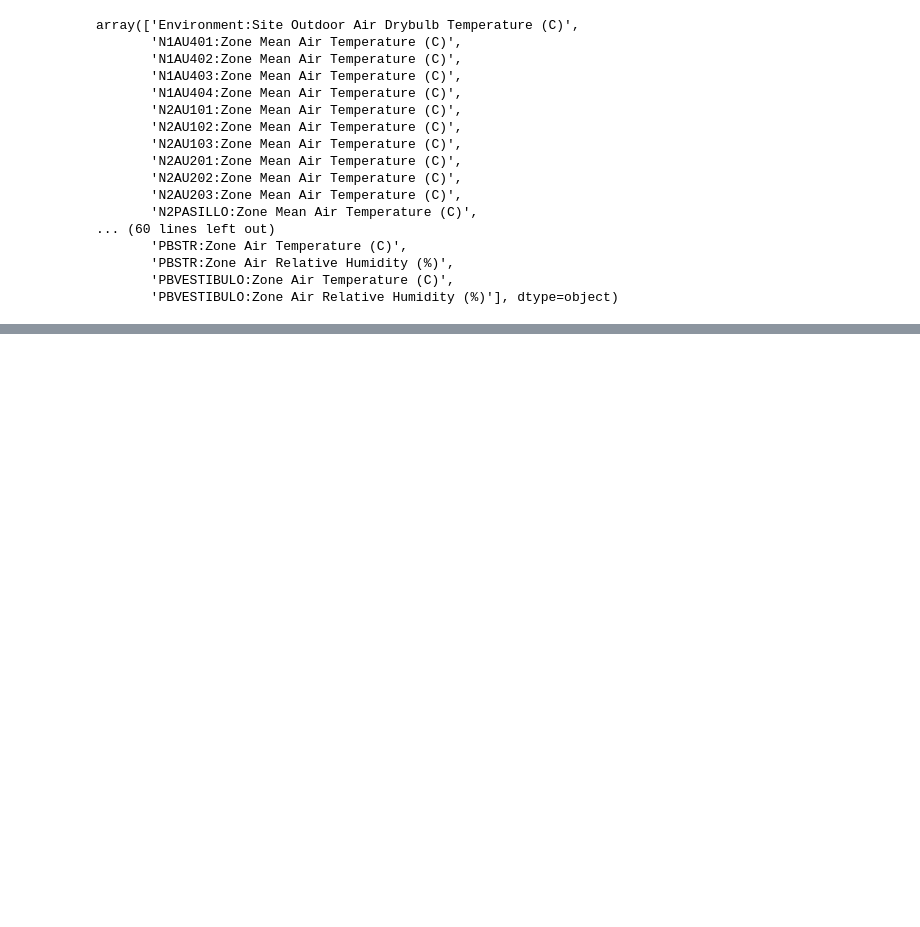
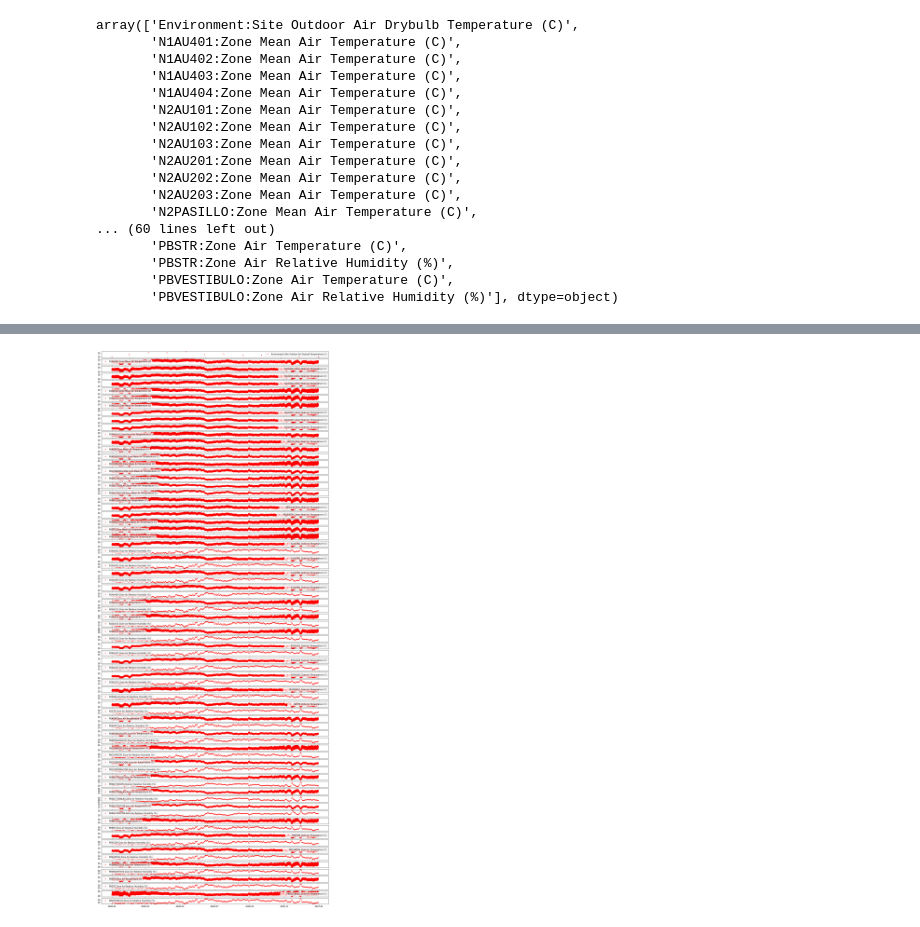
Before and after one commit to AltamarMx/read_epsql, a Jupyter notebook: notebooks/read_sql_class_inTesting.ipynb, the cells around one changed output, grey strips where cells are left out. Cells and saved outputs as stored; diff of their text form; code cells hidden in the pictures; blank space fills up the shorter version.

```diff
--- a/notebooks/read_sql_class_inTesting.ipynb
+++ b/notebooks/read_sql_class_inTesting.ipynb
@@ -146,0 +229,11 @@ caso1.plot(subplots=True,figsize=(20,20));
+# %%
+variables = df.vars
+caso1 = df.get_data(variables)
+
+fig, ax = plt.subplots(len(variables),figsize=(20,50))
+
+for i,variable in enumerate(variables):
+    ax[i].plot(caso1[variable].index,caso1[variable],'r.',label=variable)
+    ax[i].legend()
+# %% [output]
+[figure, added]
```
Also changed, not shown: parts of 12 cells of this notebook.
